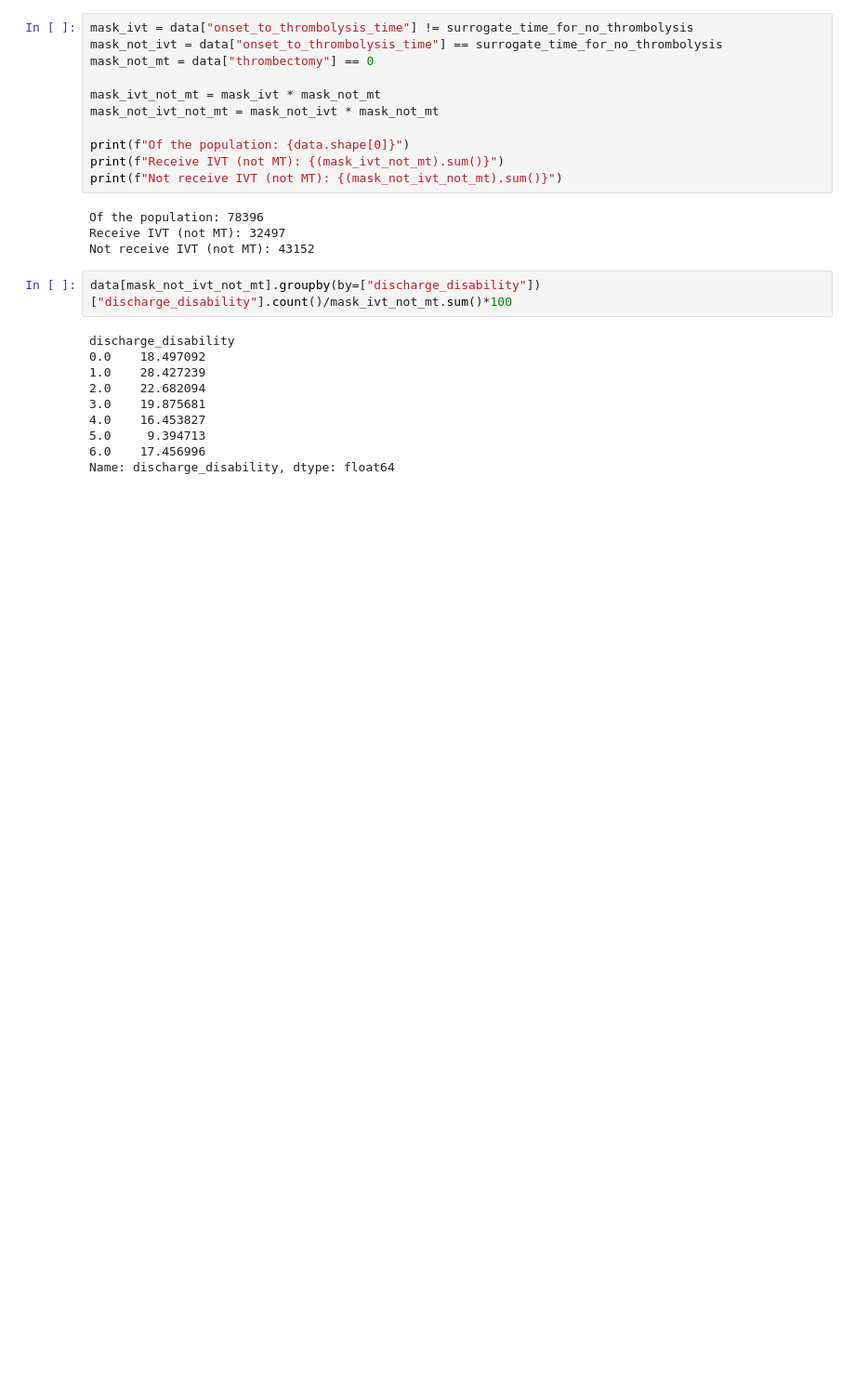
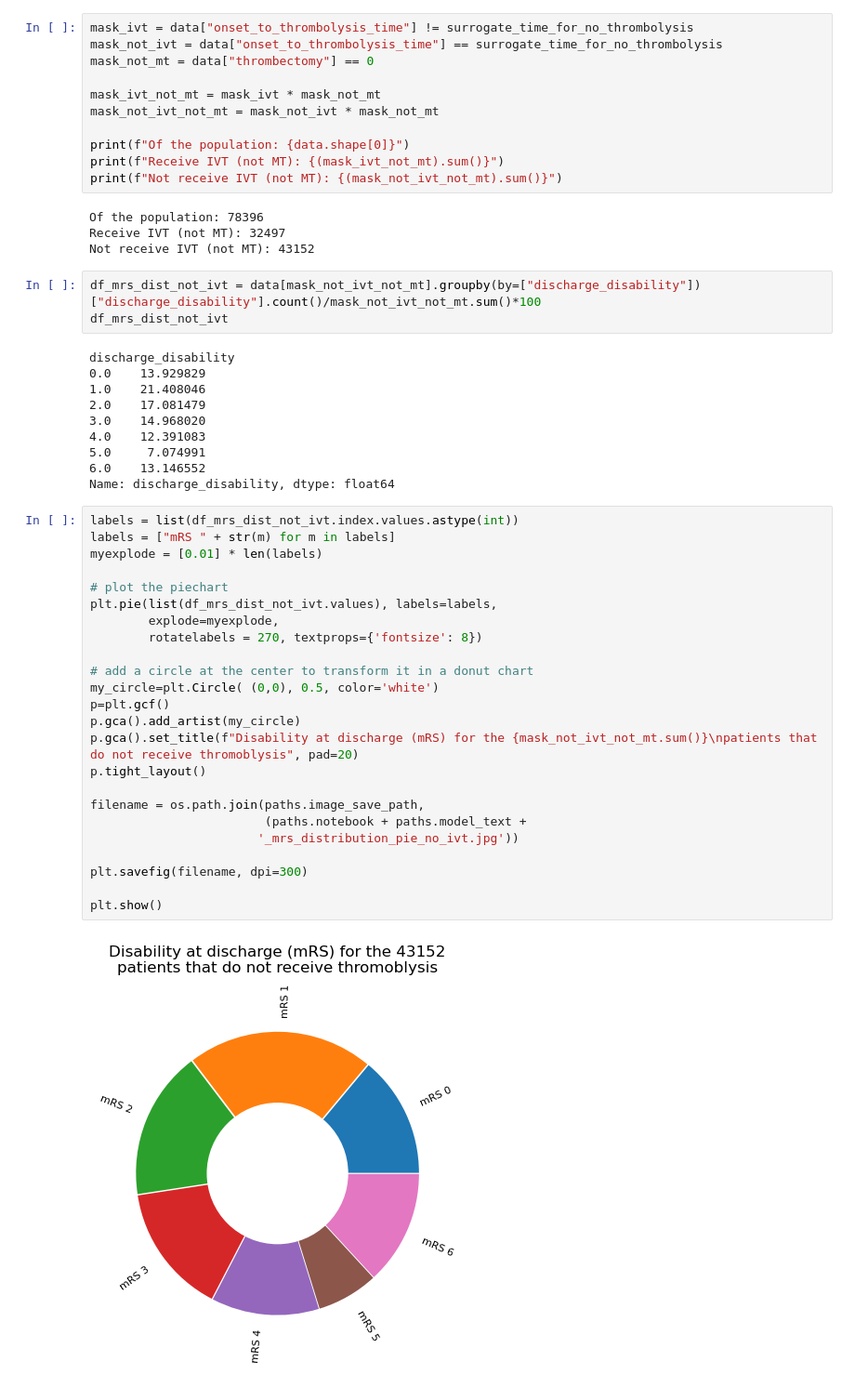
Before and after one commit to samuel-book/thrombolysis_outcome_ml_paper, a Jupyter notebook: xgb_7_features/000_ssnap_data_analysis.ipynb, the cells around one changed output. Shown at 93% size. Drawn from its saved outputs; the diff is of its cells as text; blank space fills up the shorter version.

```diff
--- a/xgb_7_features/000_ssnap_data_analysis.ipynb
+++ b/xgb_7_features/000_ssnap_data_analysis.ipynb
@@ -390,15 +414,42 @@ Of the population: 78396
 Receive IVT (not MT): 32497
 Not receive IVT (not MT): 43152
 # %%
-data[mask_not_ivt_not_mt].groupby(by=["discharge_disability"])["discharge_disability"].count()/mask_ivt_not_mt.sum()*100
+df_mrs_dist_not_ivt = data[mask_not_ivt_not_mt].groupby(by=["discharge_disability"])["discharge_disability"].count()/mask_not_ivt_not_mt.sum()*100
+df_mrs_dist_not_ivt
 # %% [output]
 discharge_disability
-0.0    18.497092
-1.0    28.427239
-2.0    22.682094
-3.0    19.875681
-4.0    16.453827
-5.0     9.394713
-6.0    17.456996
+0.0    13.929829
+1.0    21.408046
+2.0    17.081479
+3.0    14.968020
+4.0    12.391083
+5.0     7.074991
+6.0    13.146552
 Name: discharge_disability, dtype: float64
+# %%
+labels = list(df_mrs_dist_not_ivt.index.values.astype(int))
+labels = ["mRS " + str(m) for m in labels]
+myexplode = [0.01] * len(labels)
+
+# plot the piechart
+plt.pie(list(df_mrs_dist_not_ivt.values), labels=labels,
+        explode=myexplode,
+        rotatelabels = 270, textprops={'fontsize': 8})
+
+# add a circle at the center to transform it in a donut chart
+my_circle=plt.Circle( (0,0), 0.5, color='white')
+p=plt.gcf()
+p.gca().add_artist(my_circle)
+p.gca().set_title(f"Disability at discharge (mRS) for the {mask_not_ivt_not_mt.sum()}\npatients that do not receive thromoblysis", pad=20)
+p.tight_layout()
+
+filename = os.path.join(paths.image_save_path,
+                        (paths.notebook + paths.model_text +
+                       '_mrs_distribution_pie_no_ivt.jpg'))
+
+plt.savefig(filename, dpi=300)
+
+plt.show()
+# %% [output]
+[figure, added]
 # %%
```
Also changed, not shown: parts of 8 cells of this notebook.
